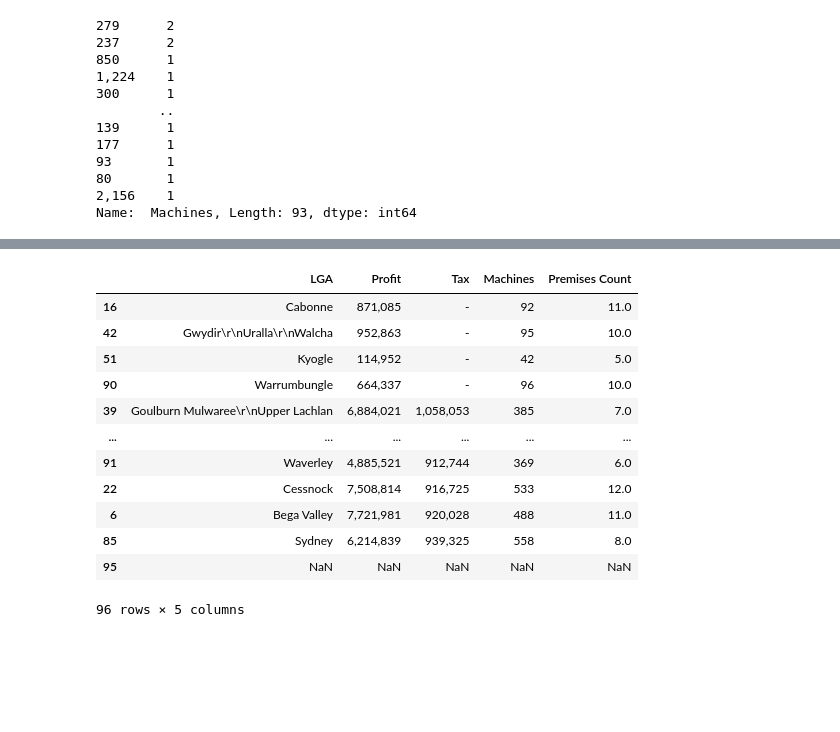
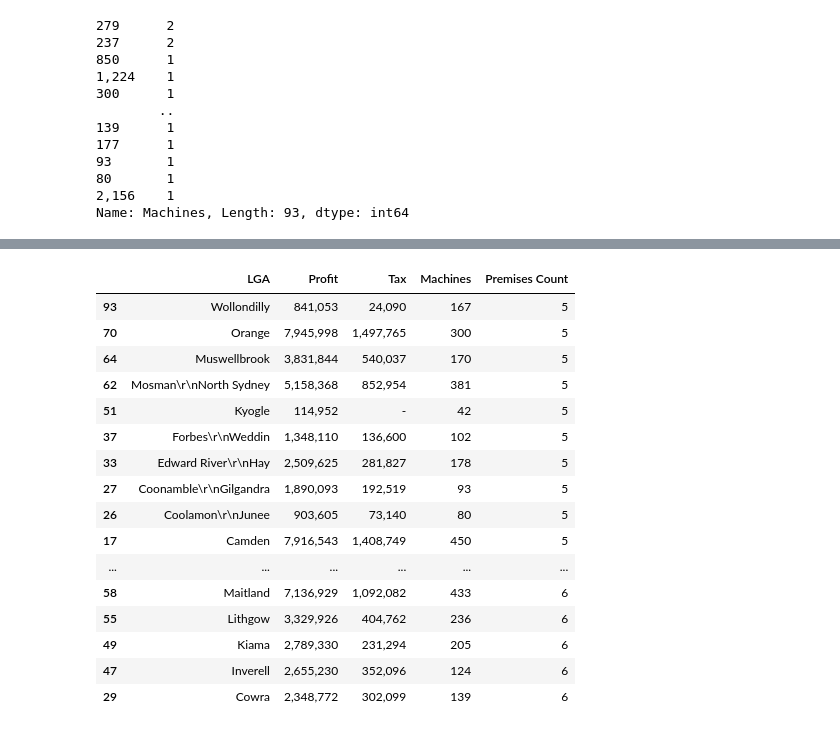
Before and after one commit to BY-2224/clubs-gaming-machine-data, a Jupyter notebook: gaming data.ipynb, the cells around one changed output, grey strips where cells are left out. Saved outputs shown, nothing was run; the diff lists cells and outputs as text; code cells hidden in the pictures; blank space fills up the shorter version.

```diff
--- a/gaming data.ipynb
+++ b/gaming data.ipynb
@@ -168,16 +168,20 @@ gaming_data.sort_values(" Tax ")
 # %%
-gaming_data.sort_values([" Tax ","LGA"],ascending=True)
+gaming_data.sort_values(["Premises Count","LGA"],ascending=[True,False]).head(20)
 # %% [output]
 |  | LGA | Profit | Tax | Machines | Premises Count |
-| 16 | Cabonne | 871,085 | - | 92 | 11.0 |
-| 42 | Gwydir\r\nUralla\r\nWalcha | 952,863 | - | 95 | 10.0 |
-| 51 | Kyogle | 114,952 | - | 42 | 5.0 |
-| 90 | Warrumbungle | 664,337 | - | 96 | 10.0 |
-| 39 | Goulburn Mulwaree\r\nUpper Lachlan | 6,884,021 | 1,058,053 | 385 | 7.0 |
+| 93 | Wollondilly | 841,053 | 24,090 | 167 | 5 |
+| 70 | Orange | 7,945,998 | 1,497,765 | 300 | 5 |
+| 64 | Muswellbrook | 3,831,844 | 540,037 | 170 | 5 |
+| 62 | Mosman\r\nNorth Sydney | 5,158,368 | 852,954 | 381 | 5 |
+| 51 | Kyogle | 114,952 | - | 42 | 5 |
+| 37 | Forbes\r\nWeddin | 1,348,110 | 136,600 | 102 | 5 |
+| 33 | Edward River\r\nHay | 2,509,625 | 281,827 | 178 | 5 |
+| 27 | Coonamble\r\nGilgandra | 1,890,093 | 192,519 | 93 | 5 |
+| 26 | Coolamon\r\nJunee | 903,605 | 73,140 | 80 | 5 |
+| 17 | Camden | 7,916,543 | 1,408,749 | 450 | 5 |
 | ... | ... | ... | ... | ... | ... |
-| 91 | Waverley | 4,885,521 | 912,744 | 369 | 6.0 |
-| 22 | Cessnock | 7,508,814 | 916,725 | 533 | 12.0 |
-| 6 | Bega Valley | 7,721,981 | 920,028 | 488 | 11.0 |
-| 85 | Sydney | 6,214,839 | 939,325 | 558 | 8.0 |
-| 95 | NaN | NaN | NaN | NaN | NaN |
+| 58 | Maitland | 7,136,929 | 1,092,082 | 433 | 6 |
+| 55 | Lithgow | 3,329,926 | 404,762 | 236 | 6 |
+| 49 | Kiama | 2,789,330 | 231,294 | 205 | 6 |
+| 47 | Inverell | 2,655,230 | 352,096 | 124 | 6 |
+| 29 | Cowra | 2,348,772 | 302,099 | 139 | 6 |
-96 rows × 5 columns
```
Also changed, not shown: parts of 29 cells of this notebook, 1 other file.
